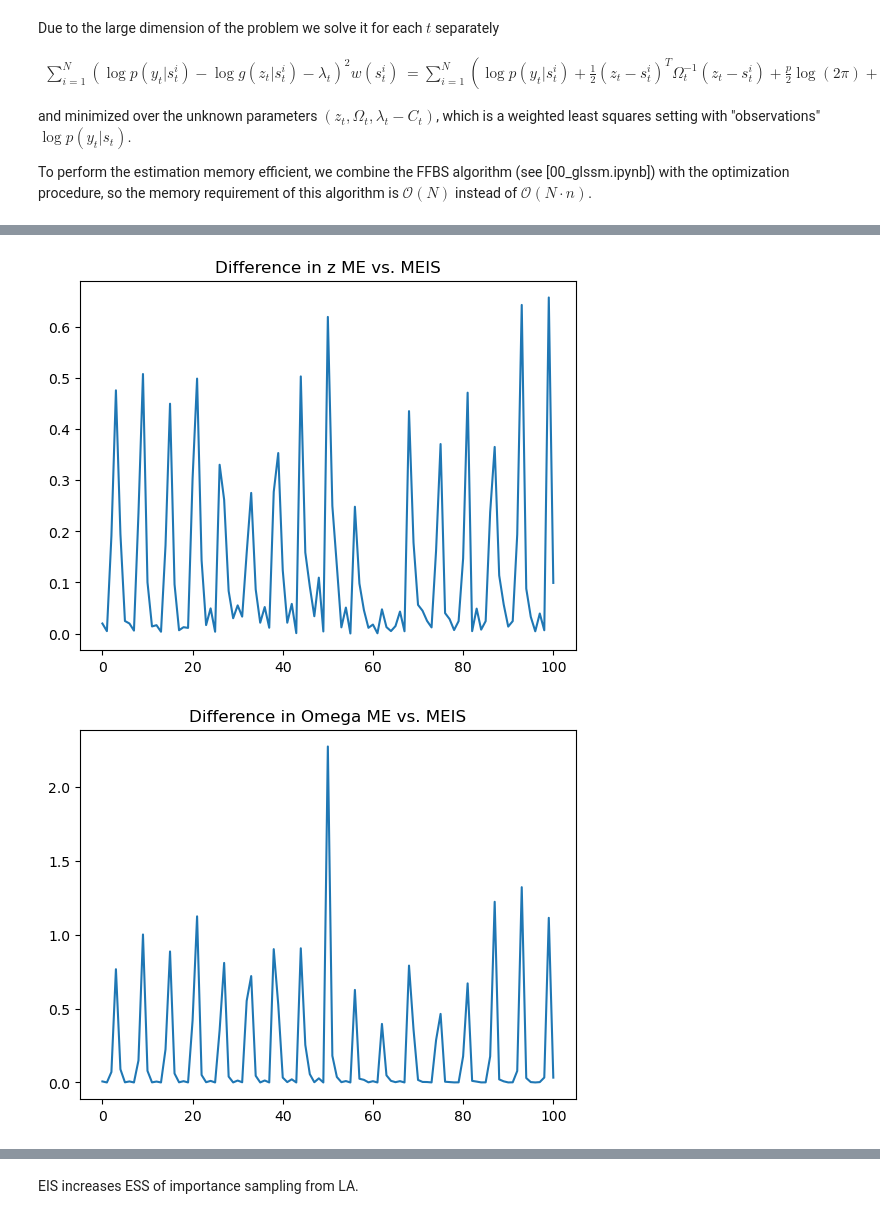
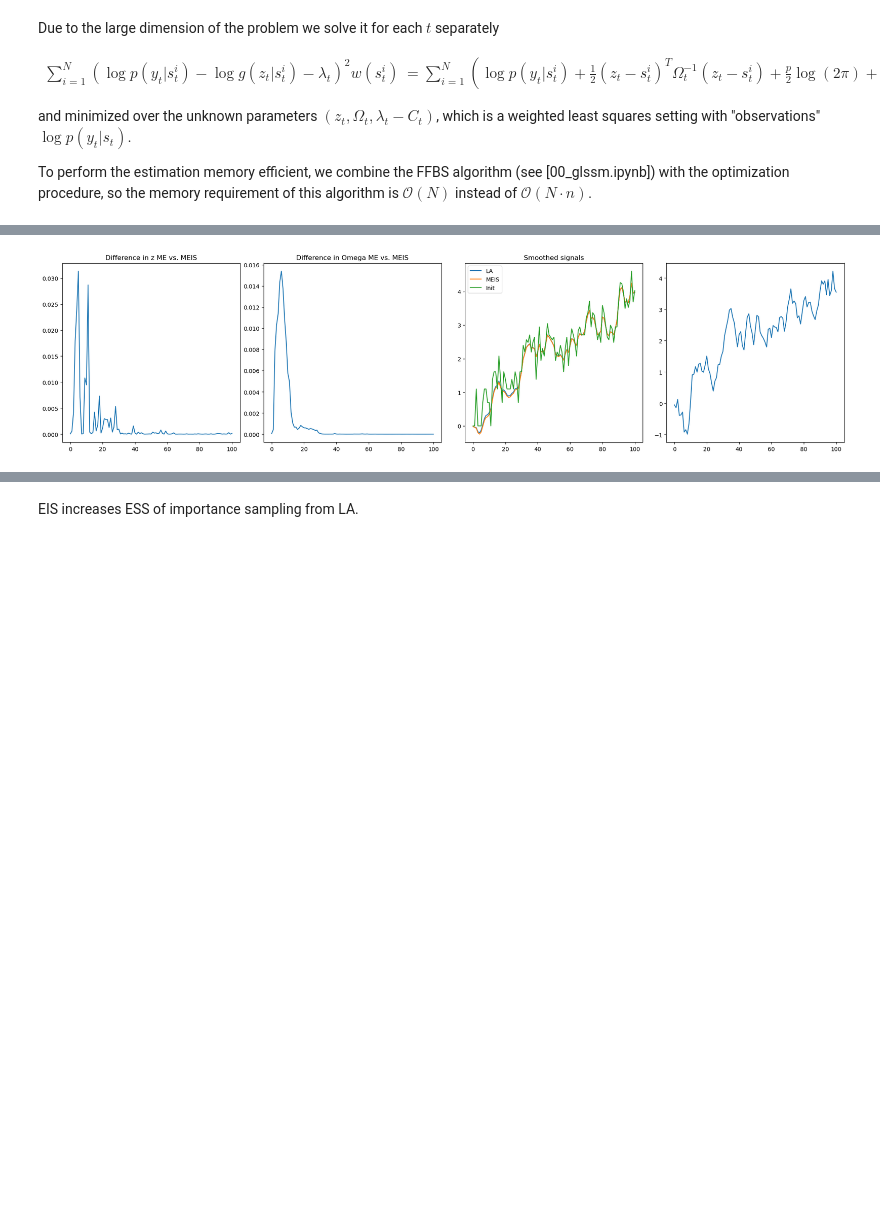
Before and after one commit to stefanheyder/isssm, a Jupyter notebook: nbs/50_modified_efficient_importance_sampling.ipynb, the cells around one changed output, grey strips where cells are left out. Cells and saved outputs as stored; diff of their text form; code cells hidden in the pictures; blank space fills up the shorter version.

Commit message:
Add signal smoother variant to MEIS, antithetic variables

```diff
--- a/nbs/50_modified_efficient_importance_sampling.ipynb
+++ b/nbs/50_modified_efficient_importance_sampling.ipynb
@@ -209,29 +272,44 @@ from isssm.typing import PGSSM
 # %%
-key = jrn.PRNGKey(512)
+model = nb_pgssm_runnning_example(s_order=0, Sigma0_seasonal=.01 * jnp.eye(0), x0_seasonal=jnp.zeros(0))
+key = jrn.PRNGKey(511)
 key, subkey = jrn.split(key)
-model = nb_pgssm_runnning_example()
-(x, ), (y,) = simulate_lcssm(model, 1, subkey)
+N = 1
+(x, ), (y,) = simulate_lcssm(model, N, subkey)
 s_init = jnp.log(y + 1.)
 x_smooth, z, Omega = mode_estimation(y, model, s_init, 10)
 
-N = int(1e5)
+N = int(1e4)
 key, subkey = jrn.split(key)
-z_meis, Omega_meis = modified_efficient_importance_sampling(
-    y, model, z, Omega, 10, N, subkey
+z_meis, Omega_meis = modified_efficient_importance_sampling(#modified_efficient_importance_sampling(
+    y, model, z, Omega, 3, N, subkey
 )
+glssm_meis = GLSSM(model.x0, model.A, model.Sigma, model.B, Omega_meis)
+
+fig, axs = plt.subplots(1, 4, figsize=(20, 5))
+fig.tight_layout()
 
 z_diff = ((z_meis - z)**2).mean(axis=1)
-plt.title("Difference in z ME vs. MEIS")
-plt.plot(z_diff)
-plt.show()
+axs[0].set_title("Difference in z ME vs. MEIS")
+axs[0].plot(z_diff)
 
 Omega_diff = ((Omega_meis - Omega)**2).mean(axis=(1,2))
-plt.title("Difference in Omega ME vs. MEIS")
-plt.plot(Omega_diff)
+axs[1].set_title("Difference in Omega ME vs. MEIS")
+axs[1].plot(Omega_diff)
+
+s_smooth_la = vmap(jnp.matmul)(model.B, x_smooth)
+s_smooth_meis = smoothed_signals(kalman(z_meis, glssm_meis), z_meis, glssm_meis)
+
+axs[2].set_title("Smoothed signals")
+axs[2].plot(s_smooth_la, label="LA")
+axs[2].plot(s_smooth_meis, label="MEIS")
+axs[2].plot(s_init, label="Init")
+axs[2].legend()
+
+axs[3].plot(x[:,0])
+
 plt.show()
 # %% [output]
-[figure, old version]
+[figure, new version]
-[figure, removed]
 # %%
 from isssm.importance_sampling import lcssm_importance_sampling
 from isssm.importance_sampling import ess_pct
```
Also changed, not shown: parts of 4 cells of this notebook, 18 other files.
